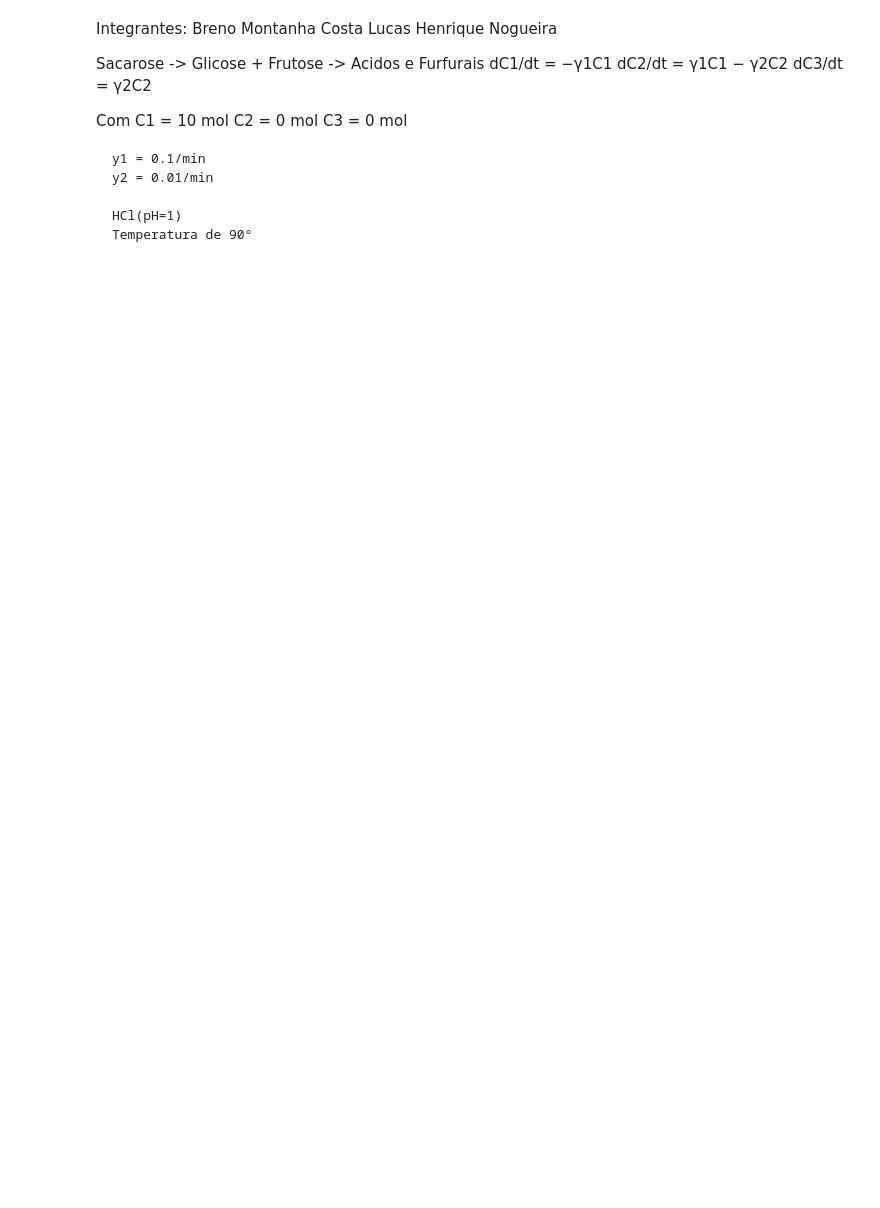
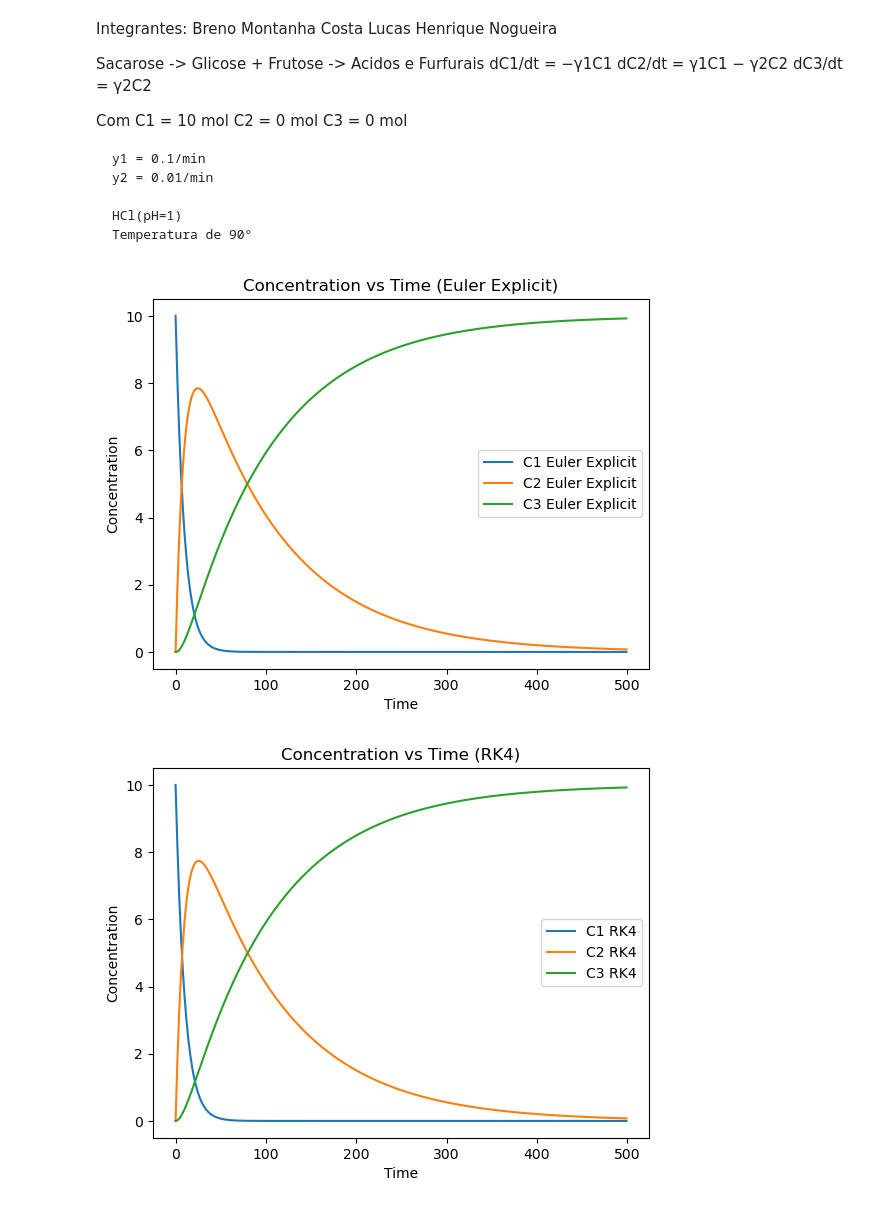
Before and after one commit to Lucas-Henriquee/Numerical_Analysis, a Jupyter notebook: Project1_ODE_Solver/ode_solver.ipynb, the cells around one changed output. Cells and saved outputs as stored; diff of their text form; code cells hidden in the pictures; blank space fills up the shorter version.

```diff
--- a/Project1_ODE_Solver/ode_solver.ipynb
+++ b/Project1_ODE_Solver/ode_solver.ipynb
@@ -42,9 +42,9 @@ def Euler_explicit(C1_0, C2_0, C3_0, t, h):
     C1 = np.zeros(len(t))
     C2 = np.zeros(len(t))
     C3 = np.zeros(len(t))
-    C1[0] = C1_initial
-    C2[0] = C2_initial
-    C3[0] = C3_initial
+    C1[0] = C1_0
+    C2[0] = C2_0
+    C3[0] = C3_0
     for i in range(len(t)-1):
         C1[i+1] = C1[i] + h*C1_f(C1[i], C2[i], C3[i], t)
         C2[i+1] = C2[i] + h*C2_f(C1[i], C2[i], C3[i], t)
@@ -89,0 +78,14 @@ C1_AdamsM, C2_AdamsM, C3_AdamsM = Adams_moulton(C1_initial, C2_initial, C3_initi
+# %%
+def Adams_bashforth(C1_0, C2_0, C3_0, t, h):
+    C1 = np.zeros(len(t))
+    C2 = np.zeros(len(t))
+    C3 = np.zeros(len(t))
+    C1[0] = C1_0
+    C2[0] = C2_0
+    C3[0] = C3_0
+    C1[:5], C2[:5], C3[:5] = RK4(C1_0, C2_0, C3_0, t[:5], h)
+    for i in range(4, len(t)-1):
+        C1[i+1] = C1[i] + (h/24) * (55*C1_f(C1[i], C2[i], C3[i], t[i]) - 59*C1_f(C1[i-1], C2[i-1], C3[i-1], t[i-1]) + 37*C1_f(C1[i-2], C2[i-2], C3[i-2], t[i-2]) - 9*C1_f(C1[i-3], C2[i-3], C3[i-3], t[i-3]))
+        C2[i+1] = C2[i] + (h/24) * (55*C2_f(C1[i], C2[i], C3[i], t[i]) - 59*C2_f(C1[i-1], C2[i-1], C3[i-1], t[i-1]) + 37*C2_f(C1[i-2], C2[i-2], C3[i-2], t[i-2]) - 9*C2_f(C1[i-3], C2[i-3], C3[i-3], t[i-3]))
+        C3[i+1] = C3[i] + (h/24) * (55*C3_f(C1[i], C2[i], C3[i], t[i]) - 59*C3_f(C1[i-1], C2[i-1], C3[i-1], t[i-1]) + 37*C3_f(C1[i-2], C2[i-2], C3[i-2], t[i-2]) - 9*C3_f(C1[i-3], C2[i-3], C3[i-3], t[i-3]))
+    return C1, C2, C3
@@ -89,0 +128,47 @@ C1_AdamsM, C2_AdamsM, C3_AdamsM = Adams_moulton(C1_initial, C2_initial, C3_initi
+# %%
+h = 1
+t = np.arange(0, 500, h)
+
+C1_euler, C2_euler, C3_euler = Euler_explicit(C1_initial, C2_initial, C3_initial, t, h)
+C1_RK4, C2_RK4, C3_RK4 = RK4(C1_initial, C2_initial, C3_initial, t, h)
+C1_AdamsB, C2_AdamsB, C3_AdamsB = Adams_bashforth(C1_initial, C2_initial, C3_initial, t, h)
+C1_AdamsM, C2_AdamsM, C3_AdamsM = Adams_moulton(C1_initial, C2_initial, C3_initial, t, h)
+
+plt.plot(t, C1_euler, label='C1 Euler Explicit')
+plt.plot(t, C2_euler, label='C2 Euler Explicit')
+plt.plot(t, C3_euler, label='C3 Euler Explicit')
+plt.xlabel('Time')
+plt.ylabel('Concentration')
+plt.title('Concentration vs Time (Euler Explicit)')
+plt.legend()
+plt.show()
+
+plt.plot(t, C1_RK4, label='C1 RK4')
+plt.plot(t, C2_RK4, label='C2 RK4')
+plt.plot(t, C3_RK4, label='C3 RK4')
+plt.xlabel('Time')
+plt.ylabel('Concentration')
+plt.title('Concentration vs Time (RK4)')
+plt.legend()
+plt.show()
+
+plt.plot(t, C1_AdamsB, label='C1 Adams Bashforth')
+plt.plot(t, C2_AdamsB, label='C2 Adams Bashforth')
+plt.plot(t, C3_AdamsB, label='C3 Adams Bashforth')
+plt.xlabel('Time')
+plt.ylabel('Concentration')
+plt.title('Concentration vs Time (Adams Bashforth)')
+plt.legend()
+plt.show()
+
+plt.plot(t, C1_AdamsM, label='C1 Adams Moulton')
+plt.plot(t, C2_AdamsM, label='C2 Adams Moulton')
+plt.plot(t, C3_AdamsM, label='C3 Adams Moulton')
+plt.xlabel('Time')
+plt.ylabel('Concentration')
+plt.title('Concentration vs Time (Adams Moulton)')
+plt.legend()
+plt.show()
+# %% [output]
+[figure, added]
+[figure, added]
```
Also changed, not shown: parts of 7 cells of this notebook.
